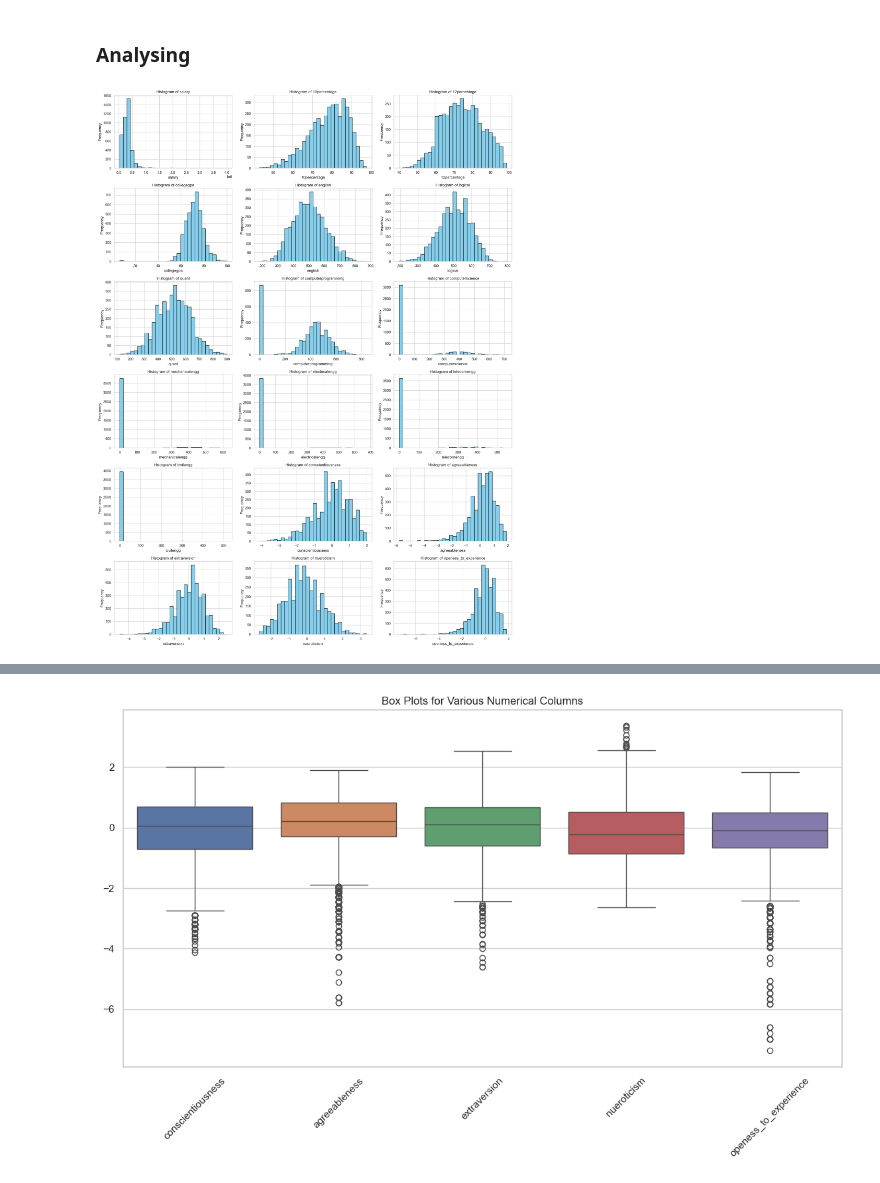
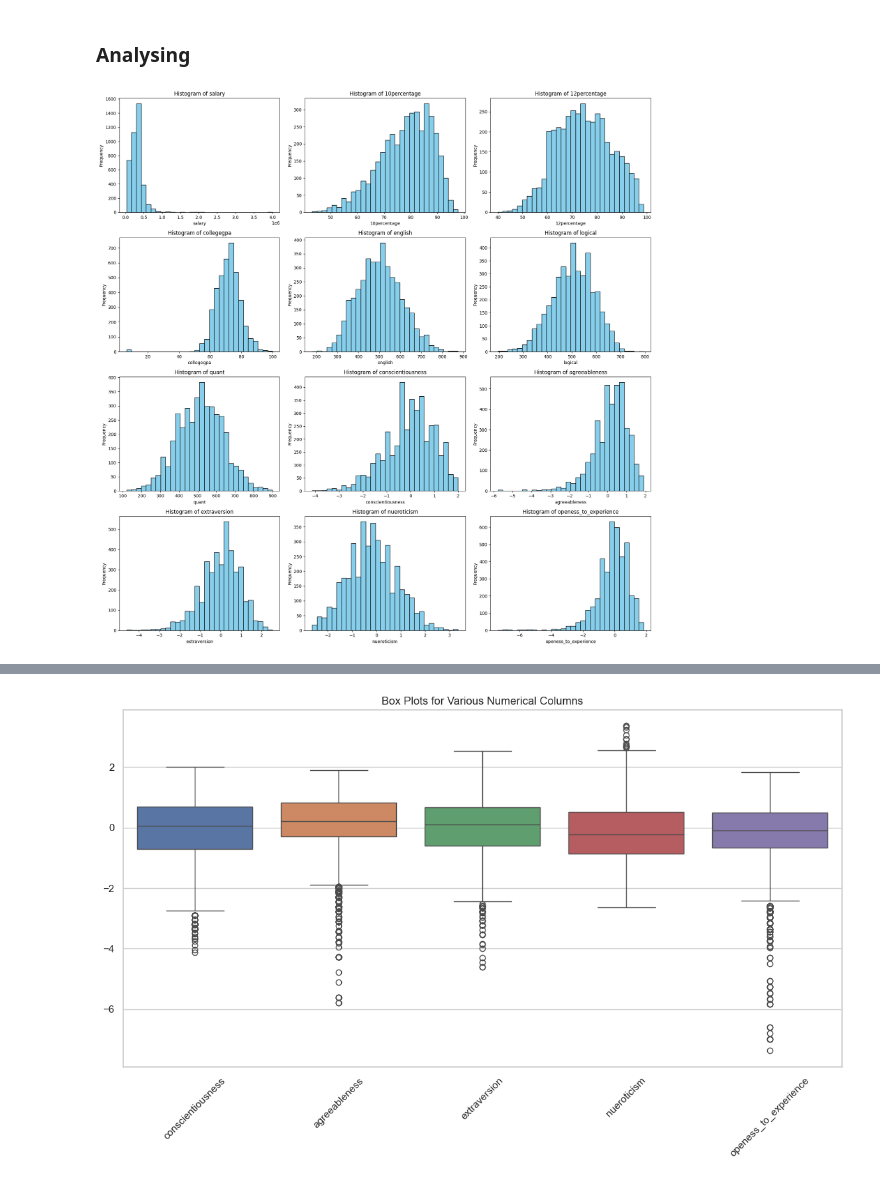
Before and after one commit to ritikseeker/EDA-on-AMCATDataset, a Jupyter notebook: EDA.ipynb, the cells around one changed output, grey strips where cells are left out. Drawn from its saved outputs; the diff is of its cells as text; code cells hidden in the pictures.

```diff
--- a/EDA.ipynb
+++ b/EDA.ipynb
@@ -1036,24 +1000,23 @@ array(['aissce', 'amu board of secondary and senior secondary education',
 # %% [markdown]
 ### Analysing
 # %%
-columns_to_plot = ['salary', '10percentage', '12percentage', 'collegegpa','english', 'logical', 'quant', 'computerprogramming', 'computerscience',
-'mechanicalengg', 'electricalengg', 'telecomengg', 'civilengg','conscientiousness', 'agreeableness', 'extraversion', 'nueroticism','openess_to_experience']
+columns_to_plot = ['salary', '10percentage', '12percentage', 'collegegpa','english', 'logical', 'quant','conscientiousness', 'agreeableness', 'extraversion', 'nueroticism','openess_to_experience']
 # Set up the figure and axes for subplots
-fig, axes = plt.subplots(nrows=6, ncols=3, figsize=(18, 24)) # 6 rows, 3 columns layout
+fig, axes = plt.subplots(nrows=4, ncols=3, figsize=(18, 18)) # 2 rows, 2 columns layout
 axes = axes.flatten() # Flatten the 2D array of axes into 1D for easier iteration
 # Loop through each column and its respective axis
 for i, column in enumerate(columns_to_plot):
     axes[i].hist(df[column].dropna(), bins=30, color='skyblue',
     edgecolor='black') # Plot histogram
     axes[i].set_title(f'Histogram of {column}') # Set title for each subplot
     axes[i].set_xlabel(column) # X-axis label
     axes[i].set_ylabel('Frequency') # Y-axis label
 # Remove any unused subplots (if there are more axes than columns)
 for j in range(i+1, len(axes)):
     fig.delaxes(axes[j])
 # Adjust layout to prevent overlapping
 plt.tight_layout()
 # Show the plot
 plt.show()
 # %% [output]
-[figure, old version]
+[figure, new version]
```
Also changed, not shown: parts of 3 cells of this notebook, 1 other file.
